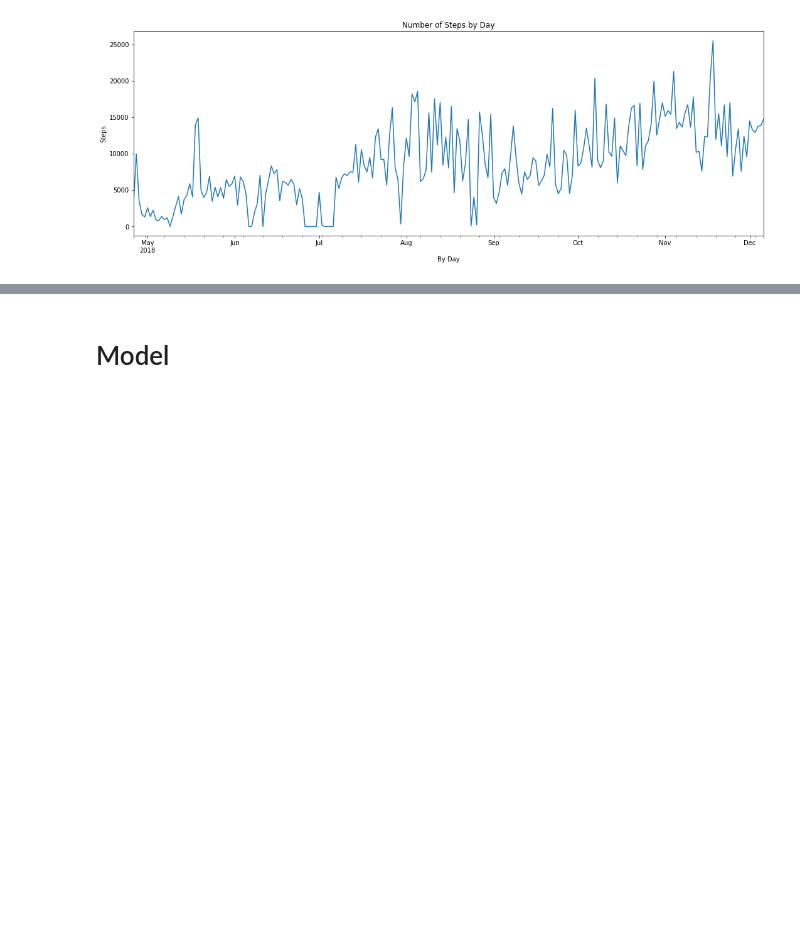
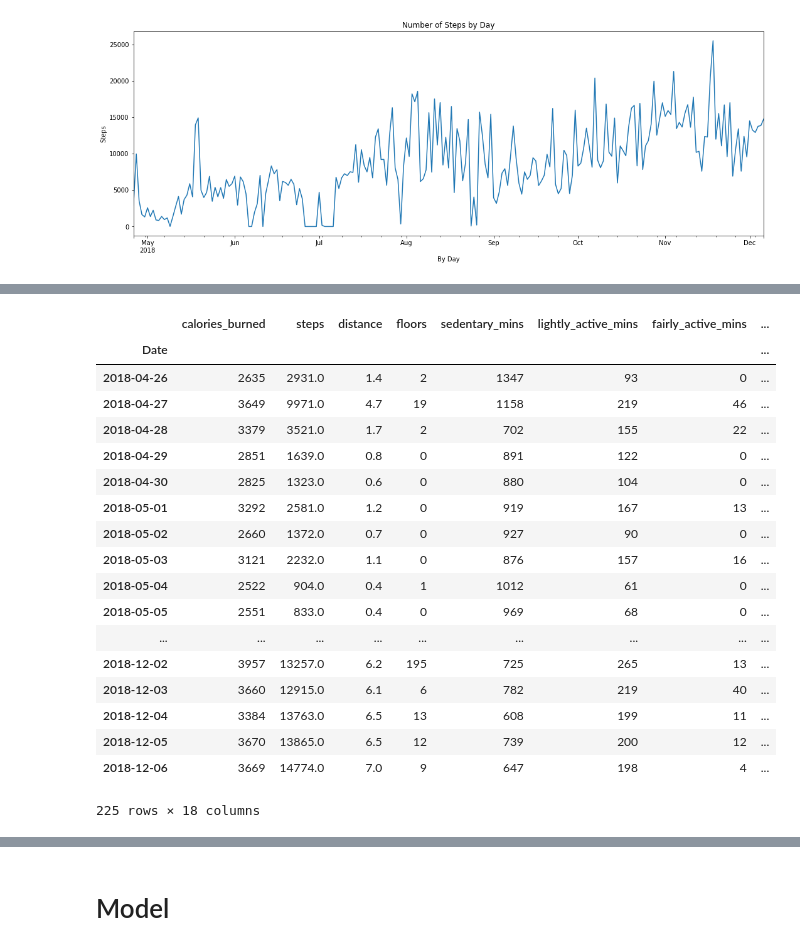
Before and after one commit to U-Gotta-Have-Faith/time_series, a Jupyter notebook: Sean _faith_acquire.ipynb, the cells around one changed output, grey strips where cells are left out. Cells and saved outputs as stored; diff of their text form; code cells hidden in the pictures; blank space fills up the shorter version.

```diff
--- a/Sean _faith_acquire.ipynb
+++ b/Sean _faith_acquire.ipynb
@@ -331,0 +342,24 @@ plt.show()
+# %%
+df.steps = df.steps.apply(lambda x: np.nan if x == 0 else x)
+# %%
+df.assign(RollingMedian=df.steps.fillna(df.steps.rolling(14,min_periods=1,).median()))
+# %% [output]
+|  | calories_burned | steps | distance | floors | sedentary_mins | lightly_active_mins | fairly_active_mins | ... |
+| Date |  |  |  |  |  |  |  | ... |
+| 2018-04-26 | 2635 | 2931.0 | 1.4 | 2 | 1347 | 93 | 0 | ... |
+| 2018-04-27 | 3649 | 9971.0 | 4.7 | 19 | 1158 | 219 | 46 | ... |
+| 2018-04-28 | 3379 | 3521.0 | 1.7 | 2 | 702 | 155 | 22 | ... |
+| 2018-04-29 | 2851 | 1639.0 | 0.8 | 0 | 891 | 122 | 0 | ... |
+| 2018-04-30 | 2825 | 1323.0 | 0.6 | 0 | 880 | 104 | 0 | ... |
+| 2018-05-01 | 3292 | 2581.0 | 1.2 | 0 | 919 | 167 | 13 | ... |
+| 2018-05-02 | 2660 | 1372.0 | 0.7 | 0 | 927 | 90 | 0 | ... |
+| 2018-05-03 | 3121 | 2232.0 | 1.1 | 0 | 876 | 157 | 16 | ... |
+| 2018-05-04 | 2522 | 904.0 | 0.4 | 1 | 1012 | 61 | 0 | ... |
+| 2018-05-05 | 2551 | 833.0 | 0.4 | 0 | 969 | 68 | 0 | ... |
+| ... | ... | ... | ... | ... | ... | ... | ... | ... |
+| 2018-12-02 | 3957 | 13257.0 | 6.2 | 195 | 725 | 265 | 13 | ... |
+| 2018-12-03 | 3660 | 12915.0 | 6.1 | 6 | 782 | 219 | 40 | ... |
+| 2018-12-04 | 3384 | 13763.0 | 6.5 | 13 | 608 | 199 | 11 | ... |
+| 2018-12-05 | 3670 | 13865.0 | 6.5 | 12 | 739 | 200 | 12 | ... |
+| 2018-12-06 | 3669 | 14774.0 | 7.0 | 9 | 647 | 198 | 4 | ... |
+225 rows × 18 columns
```
Also changed, not shown: parts of 7 cells of this notebook.
